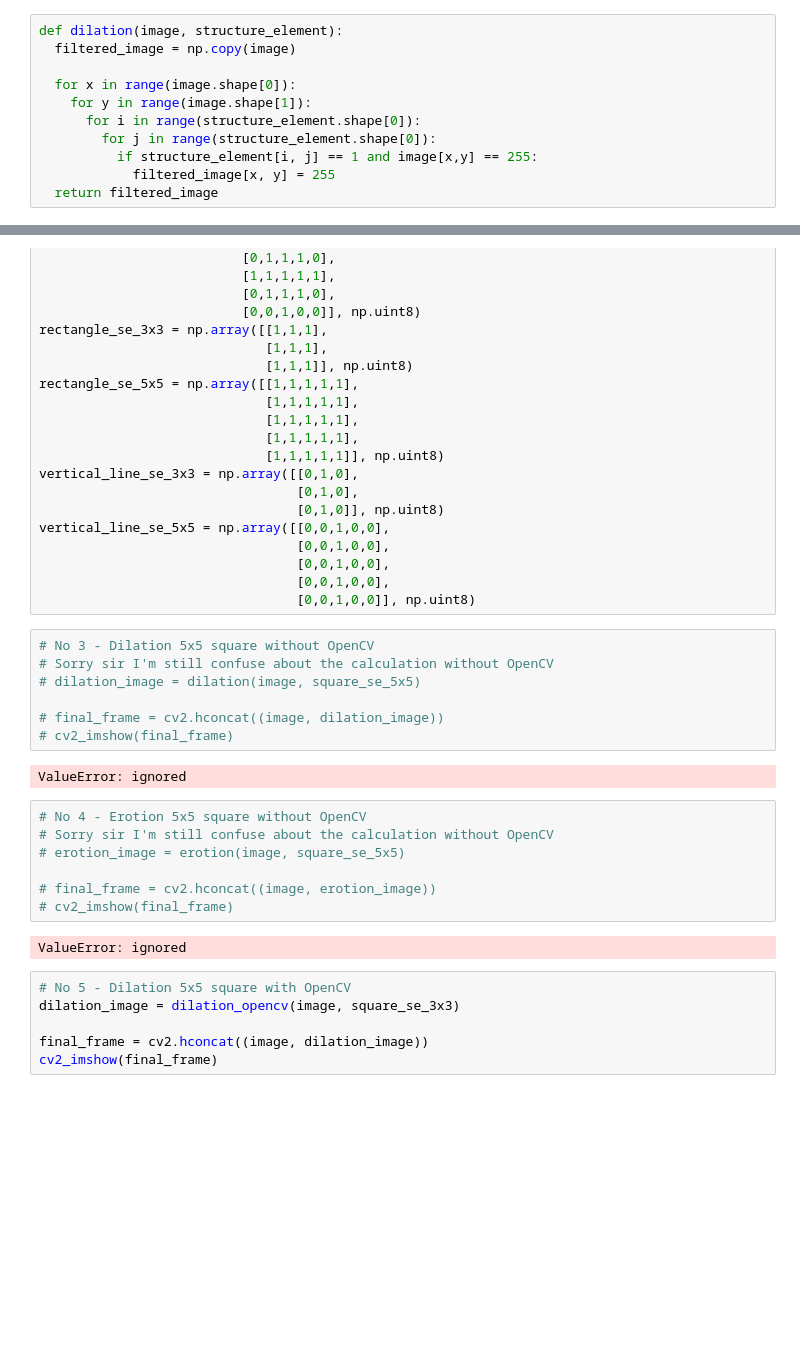
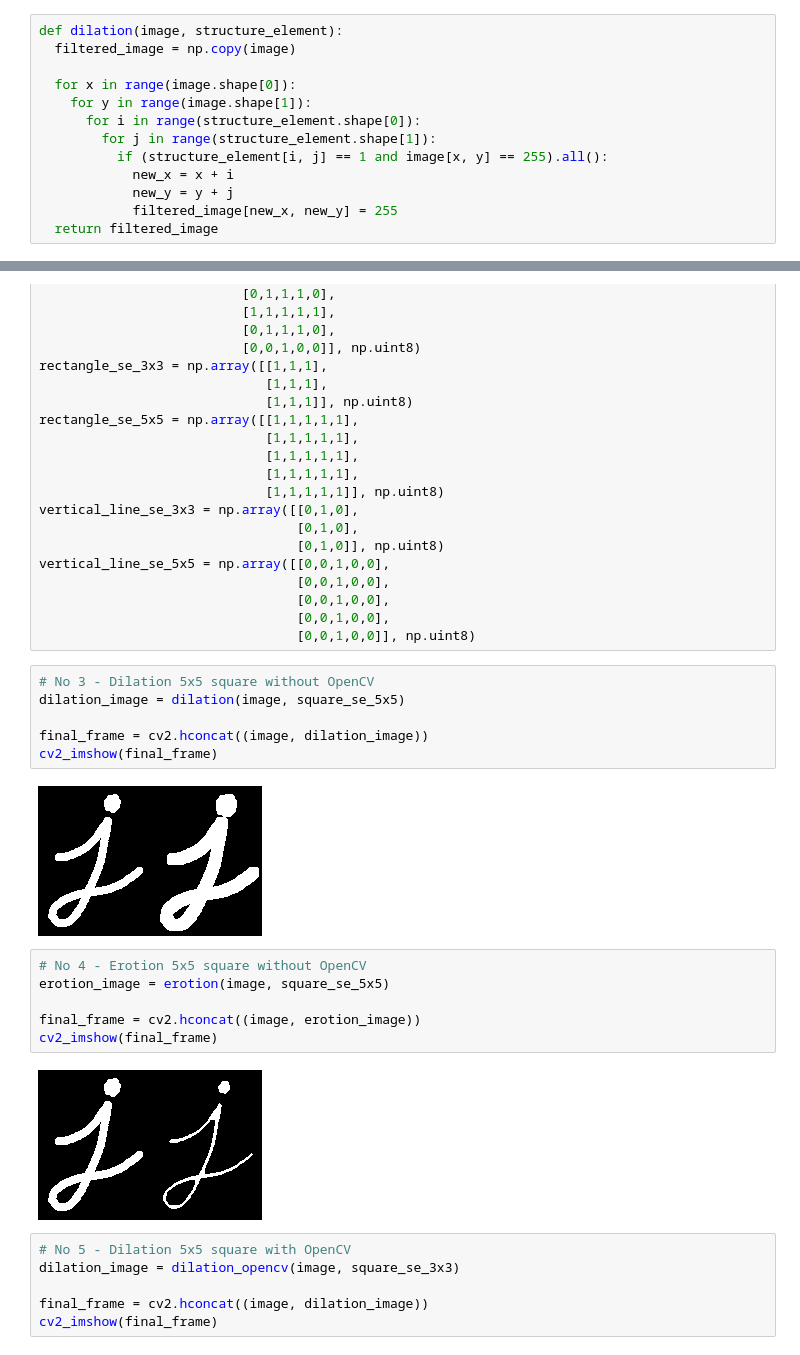
Before and after one commit to nargyanti/IPCV_Genap_2022, a Jupyter notebook: Week8.ipynb, the cells around one changed output, grey strips where cells are left out. Cells and saved outputs as stored; diff of their text form; blank space fills up the shorter version.

```diff
--- a/Week8.ipynb
+++ b/Week8.ipynb
@@ -17,7 +17,9 @@ def dilation(image, structure_element):
   for x in range(image.shape[0]):
     for y in range(image.shape[1]):
       for i in range(structure_element.shape[0]):
-        for j in range(structure_element.shape[0]):
-          if structure_element[i, j] == 1 and image[x,y] == 255:
-            filtered_image[x, y] = 255
+        for j in range(structure_element.shape[1]):
+          if (structure_element[i, j] == 1 and image[x, y] == 255).all():
+            new_x = x + i
+            new_y = y + j
+            filtered_image[new_x, new_y] = 255
   return filtered_image
@@ -116,22 +141,20 @@ vertical_line_se_5x5 = np.array([[0,0,1,0,0],
                                  [0,0,1,0,0]], np.uint8)
 # %%
 # No 3 - Dilation 5x5 square without OpenCV
-# Sorry sir I'm still confuse about the calculation without OpenCV
-# dilation_image = dilation(image, square_se_5x5)
+dilation_image = dilation(image, square_se_5x5)
 
-# final_frame = cv2.hconcat((image, dilation_image))
-# cv2_imshow(final_frame)
+final_frame = cv2.hconcat((image, dilation_image))
+cv2_imshow(final_frame)
 # %% [output]
-ValueError: ignored
+[figure, added]
 # %%
 # No 4 - Erotion 5x5 square without OpenCV
-# Sorry sir I'm still confuse about the calculation without OpenCV
-# erotion_image = erotion(image, square_se_5x5)
+erotion_image = erotion(image, square_se_5x5)
 
-# final_frame = cv2.hconcat((image, erotion_image))
-# cv2_imshow(final_frame)
+final_frame = cv2.hconcat((image, erotion_image))
+cv2_imshow(final_frame)
 # %% [output]
-ValueError: ignored
+[figure, added]
 # %%
 # No 5 - Dilation 5x5 square with OpenCV
 dilation_image = dilation_opencv(image, square_se_3x3)
```
Also changed, not shown: parts of 6 cells of this notebook.
